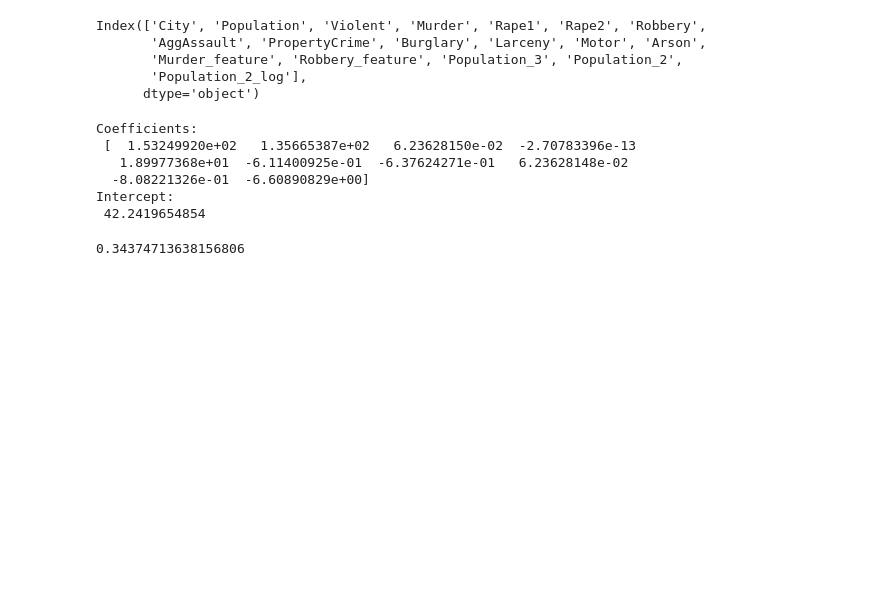
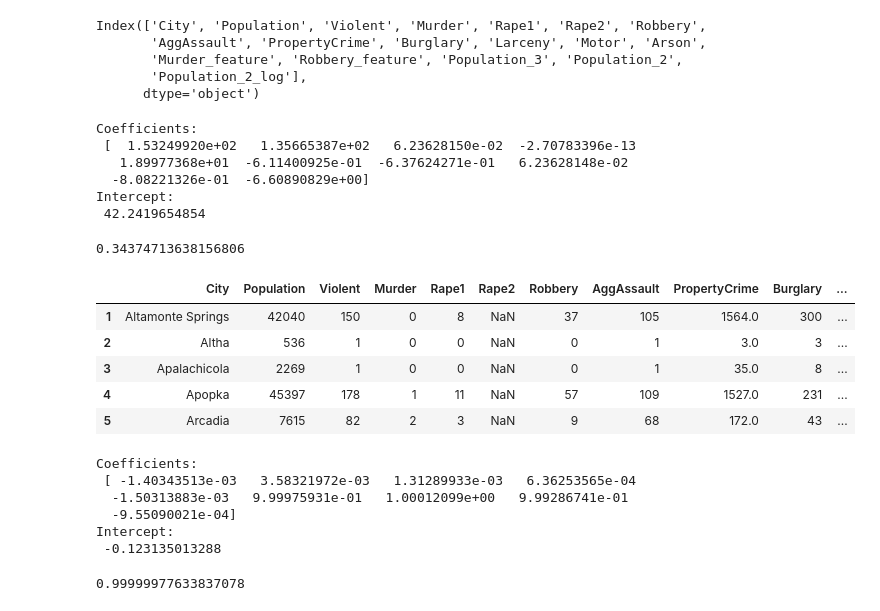
Before and after one commit to perlgirl2002/LogReg, a Jupyter notebook: LinReg.ipynb, the cells around one changed output. Drawn from its saved outputs; the diff is of its cells as text; code cells hidden in the pictures; blank space fills up the shorter version.

```diff
--- a/LinReg.ipynb
+++ b/LinReg.ipynb
@@ -291,3 +289,21 @@ Intercept:
 regr.score(X_train, y_train)
 # %% [output]
 0.34374713638156806
+# %%
+filepath = 'C:\\Users\\kim\\Downloads\\florida.csv'
+florida = pd.read_csv(filepath)
+
+# Set the columns to be the Oth row
+florida.columns = florida.iloc[0]
+
+# Drop the 0th row (effectively, we're really just saying, I want to keep everything BUT the 0th row)
+florida = florida[1:]
+florida.columns=['City','Population','Violent','Murder','Rape1','Rape2','Robbery','AggAssault','PropertyCrime','Burglary','Larceny','Motor','Arson']
+florida.head()
+# %% [output]
+|  | City | Population | Violent | Murder | Rape1 | Rape2 | Robbery | AggAssault | PropertyCrime | Burglary | ... |
+| 1 | Altamonte Springs | 42040 | 150 | 0 | 8 | NaN | 37 | 105 | 1564.0 | 300 | ... |
+| 2 | Altha | 536 | 1 | 0 | 0 | NaN | 0 | 1 | 3.0 | 3 | ... |
+| 3 | Apalachicola | 2269 | 1 | 0 | 0 | NaN | 0 | 1 | 35.0 | 8 | ... |
+| 4 | Apopka | 45397 | 178 | 1 | 11 | NaN | 57 | 109 | 1527.0 | 231 | ... |
+| 5 | Arcadia | 7615 | 82 | 2 | 3 | NaN | 9 | 68 | 172.0 | 43 | ... |
@@ -293,0 +316,23 @@ regr.score(X_train, y_train)
+# %%
+X_train, X_test, y_train, y_test = train_test_split(X, y, test_size=0.4, random_state=0)
+
+# Instantiate our model.
+regr = linear_model.LinearRegression()
+
+# Fit our model to our data.
+regr.fit(X_train, y_train)
+
+# Display the attributes we calculated.
+print('Coefficients: \n', regr.coef_)
+print('Intercept: \n', regr.intercept_)
+# %% [output]
+Coefficients:
+ [ -1.40343513e-03   3.58321972e-03   1.31289933e-03   6.36253565e-04
+  -1.50313883e-03   9.99975931e-01   1.00012099e+00   9.99286741e-01
+  -9.55090021e-04]
+Intercept:
+ -0.123135013288
+# %%
+regr.score(X_train, y_train)
+# %% [output]
+0.99999977633837078
```
Also changed, not shown: parts of 9 cells of this notebook.
